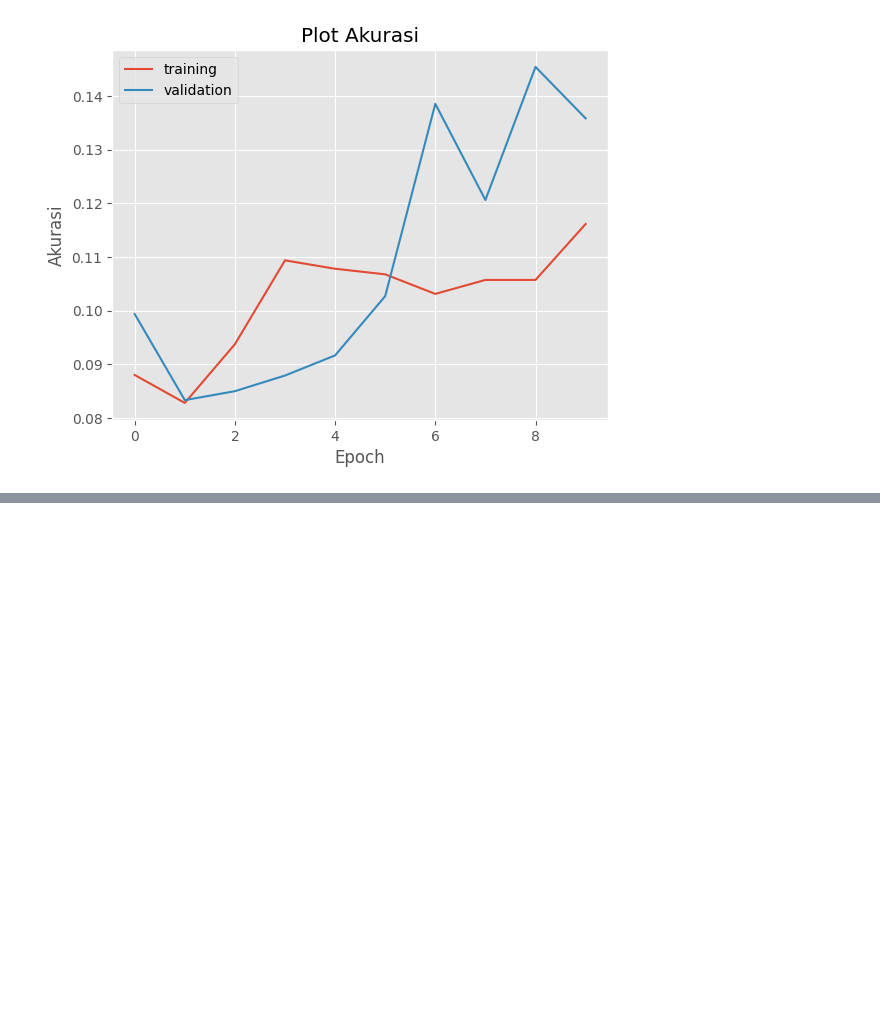
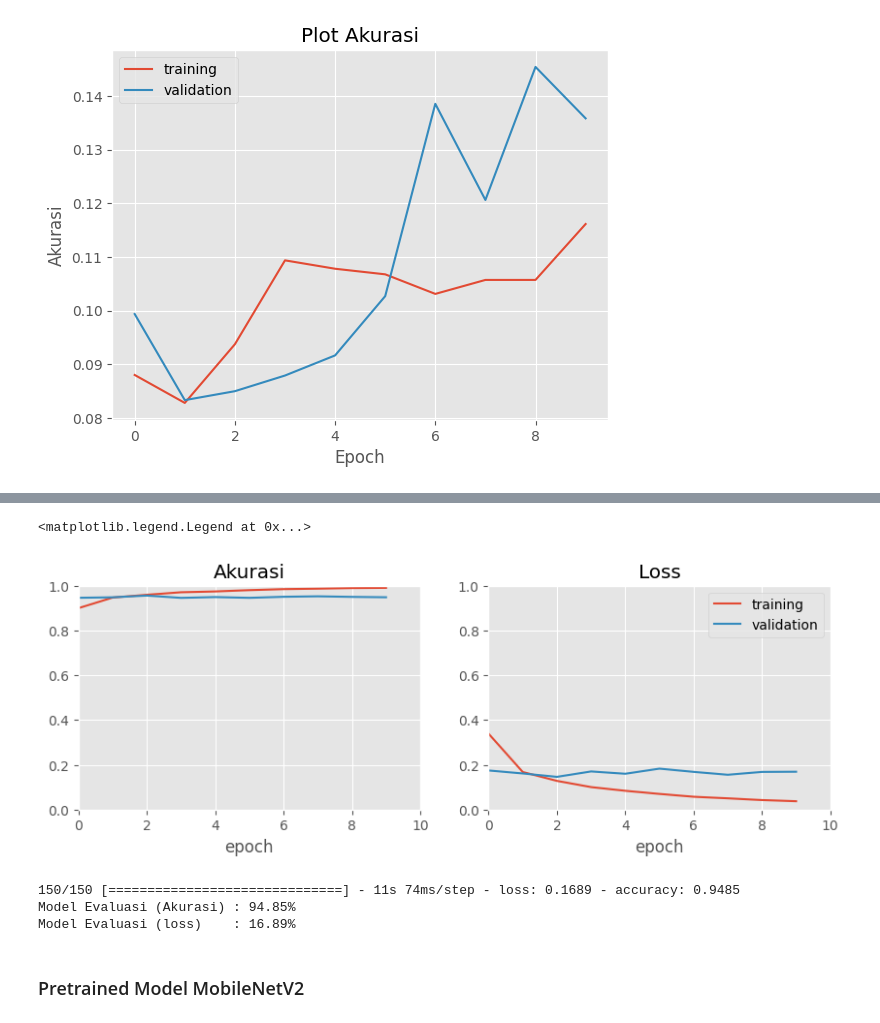
Before and after one commit to yasir-rtx/dbs_ml_inter_submission02, a Jupyter notebook: imageClassification.ipynb, the cells around one changed output, grey strips where cells are left out. Drawn from its saved outputs; the diff is of its cells as text; code cells hidden in the pictures; blank space fills up the shorter version.

Commit message:
UPDATE imageClassification.ipynb
USING pretreained model (resnet and mobilenet)

```diff
--- a/imageClassification.ipynb
+++ b/imageClassification.ipynb
@@ -264,9 +265,9 @@ datagen = ImageDataGenerator(
 
 X_train = datagen.flow_from_directory(
     dataset_path,
-    batch_size=32,
-    target_size=(150,150),
-    color_mode="grayscale",
+    batch_size=64,
+    target_size=(224,224),
+    color_mode="rgb",
     class_mode='categorical',
     subset='training',
     shuffle=True
@@ -274,9 +275,9 @@ X_train = datagen.flow_from_directory(
 
 X_valid = datagen.flow_from_directory(
     dataset_path,
-    batch_size=32,
-    target_size=(150,150),
-    color_mode="grayscale",
+    batch_size=64,
+    target_size=(224,224),
+    color_mode="rgb",
     class_mode='categorical',
     subset='validation',
     shuffle=True
@@ -409,0 +390,13 @@ model.save('./model/cnnV1.h5')
+# %%
+tf.keras.backend.clear_session()
+
+mobilenetV2 = Sequential([
+    hub.KerasLayer("https://www.kaggle.com/models/google/mobilenet-v2/TensorFlow2/130-224-feature-vector/2", input_shape=(224, 224, 3), trainable=False),
+    layers.Dense(class_num, activation='softmax')
+])
+
+mobilenetV2.compile(optimizer=tf.keras.optimizers.Adam(),
+                            loss=keras.losses.CategoricalCrossentropy(),
+                            metrics=['accuracy'])
+
+mobilenetV2.summary()
@@ -409,0 +417,9 @@ model.save('./model/cnnV1.h5')
+# %%
+epoch_num = 10
+history_mobilenetV2 = mobilenetV2.fit(
+    X_train,
+    epochs=10,
+    batch_size=32,
+    validation_data=X_valid,
+    callbacks=myCallback()
+)
@@ -409,0 +447,20 @@ model.save('./model/cnnV1.h5')
+# %%
+fig, axs = plt.subplots(1, 2, figsize=(10, 3))
+axs[0].set(xlabel='epoch', title="Akurasi", xlim=(0,epoch_num), ylim=(0,1))
+axs[0].plot(history_mobilenetV2.history["accuracy"], label="training")
+axs[1].set(xlabel='epoch', title="Loss", xlim=(0,epoch_num), ylim=(0,1))
+axs[0].plot(history_mobilenetV2.history["val_accuracy"], label="validation")
+axs[1].plot(history_mobilenetV2.history["loss"], label="training")
+axs[1].plot(history_mobilenetV2.history["val_loss"], label="validation")
+plt.legend()
+# %% [output]
+<matplotlib.legend.Legend at 0x...>
+[figure, added]
+# %%
+eva = mobilenetV2.evaluate(X_valid)
+print(f"Model Evaluasi (Akurasi) : {eva[1]*100:.2f}%")
+print(f"Model Evaluasi (loss)    : {eva[0]*100:.2f}%")
+# %% [output]
+150/150 [==============================] - 11s 74ms/step - loss: 0.1689 - accuracy: 0.9485
+Model Evaluasi (Akurasi) : 94.85%
+Model Evaluasi (loss)    : 16.89%
@@ -409,0 +469,2 @@ model.save('./model/cnnV1.h5')
+# %% [markdown]
+### Pretrained Model MobileNetV2
```
Also changed, not shown: parts of 20 cells of this notebook.
